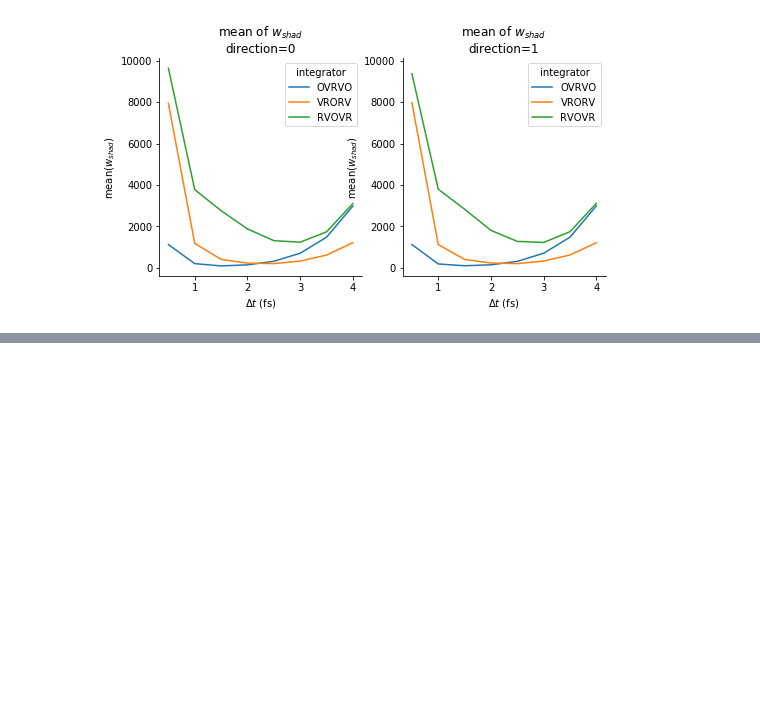
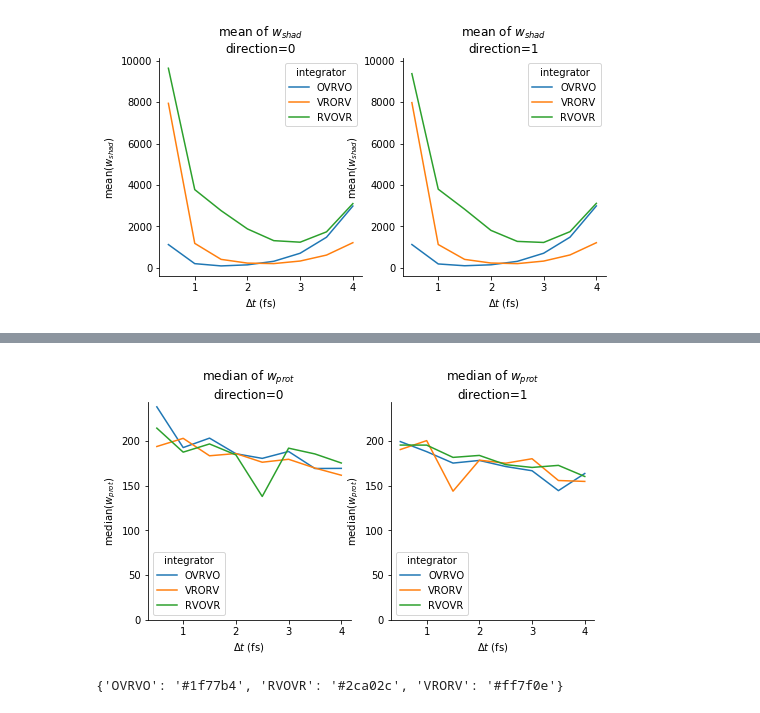
Before and after one commit to choderalab/importance-of-shadow-work, a Jupyter notebook: notebooks/plot-cdk2-14-15.ipynb, the cells around one changed output, grey strips where cells are left out. Saved outputs shown, nothing was run; the diff lists cells and outputs as text; code cells hidden in the pictures; blank space fills up the shorter version.

```diff
--- a/notebooks/plot-cdk2-14-15.ipynb
+++ b/notebooks/plot-cdk2-14-15.ipynb
@@ -165,0 +196,24 @@ plt.savefig('mean(w_prot).jpg', dpi=300, bbox_inches='tight')
+# %%
+plt.figure(figsize=(8,4))
+ax = None
+for direction in [0, 1]:
+    ax = plt.subplot(1,2,1 + direction, sharey=ax)
+
+    for integrator in integrators:
+        samples = []
+        for dt in dts:
+            samples.append(w_prot[(dt, integrator, direction)][:,-1])
+
+        plt.plot(dts, list(map(np.median, samples)), label=integrator)
+
+    plt.xlabel(r'$\Delta t$ (fs)')
+    plt.ylabel(r'median($w_{prot}$)')
+    plt.ylim(0,)
+    plt.legend(loc='best', title='integrator')
+    ax.spines['top'].set_visible(False)
+    ax.spines['right'].set_visible(False)
+
+    plt.title(r'median of $w_{prot}$' + '\ndirection={}'.format(direction))
+plt.savefig('median(w_prot).jpg', dpi=300, bbox_inches='tight')
+# %% [output]
+[figure, added]
@@ -165,0 +223,5 @@ plt.savefig('mean(w_prot).jpg', dpi=300, bbox_inches='tight')
+# %%
+integrator_colors = dict(zip(integrators, colors))
+integrator_colors
+# %% [output]
+{'OVRVO': '#1f77b4', 'RVOVR': '#2ca02c', 'VRORV': '#ff7f0e'}
```
Also changed, not shown: parts of 11 cells of this notebook, 7 other files.
